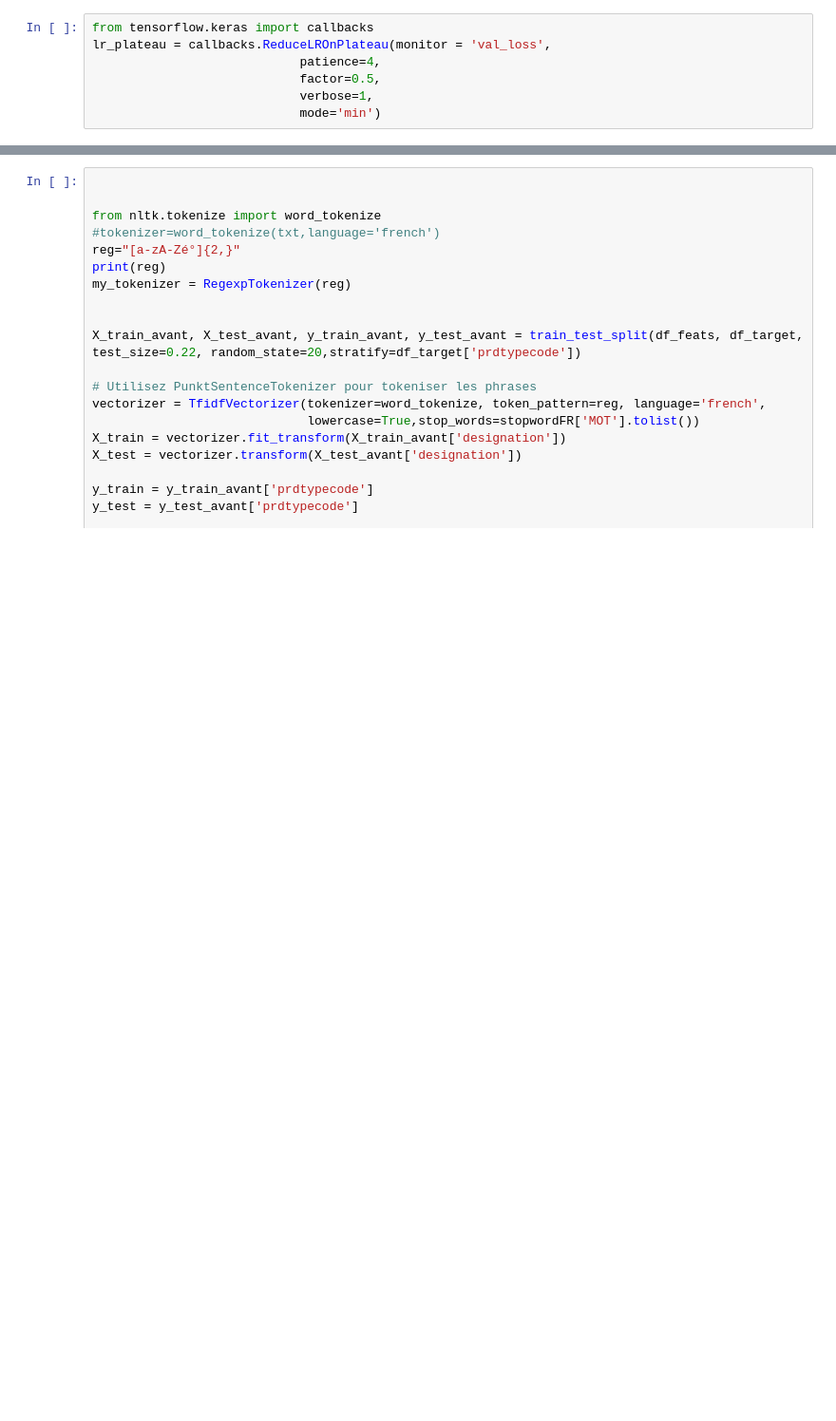
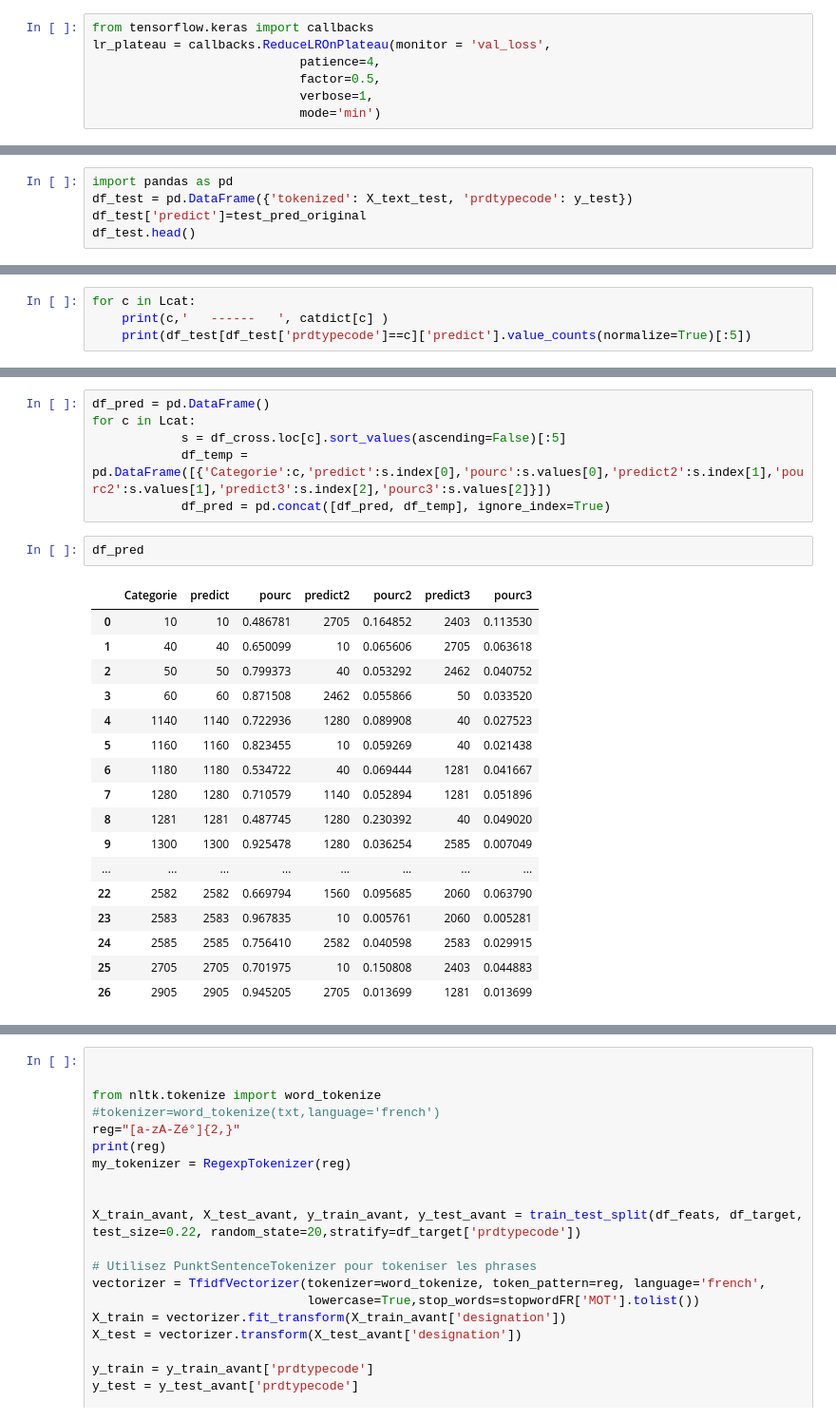
Before and after one commit to ManDes71/Rakuten_Text_Classification_TensorFlow, a Jupyter notebook: notebooks/Modele_RNN_05.ipynb, the cells around one changed output, grey strips where cells are left out. Shown at 95% size. Drawn from its saved outputs; the diff is of its cells as text; blank space fills up the shorter version.

```diff
--- a/notebooks/Modele_RNN_05.ipynb
+++ b/notebooks/Modele_RNN_05.ipynb
@@ -585,0 +665,5 @@ model.evaluate(X_test, y_test.values, batch_size=64)
+# %%
+import pandas as pd
+df_test = pd.DataFrame({'tokenized': X_text_test, 'prdtypecode': y_test})
+df_test['predict']=test_pred_original
+df_test.head()
@@ -585,0 +677,4 @@ model.evaluate(X_test, y_test.values, batch_size=64)
+# %%
+for c in Lcat:
+    print(c,'   ------   ', catdict[c] )
+    print(df_test[df_test['prdtypecode']==c]['predict'].value_counts(normalize=True)[:5])
@@ -585,0 +711,26 @@ model.evaluate(X_test, y_test.values, batch_size=64)
+# %%
+df_pred = pd.DataFrame()
+for c in Lcat:
+            s = df_cross.loc[c].sort_values(ascending=False)[:5]
+            df_temp = pd.DataFrame([{'Categorie':c,'predict':s.index[0],'pourc':s.values[0],'predict2':s.index[1],'pourc2':s.values[1],'predict3':s.index[2],'pourc3':s.values[2]}])
+            df_pred = pd.concat([df_pred, df_temp], ignore_index=True)
+# %%
+df_pred
+# %% [output]
+|  | Categorie | predict | pourc | predict2 | pourc2 | predict3 | pourc3 |
+| 0 | 10 | 10 | 0.486781 | 2705 | 0.164852 | 2403 | 0.113530 |
+| 1 | 40 | 40 | 0.650099 | 10 | 0.065606 | 2705 | 0.063618 |
+| 2 | 50 | 50 | 0.799373 | 40 | 0.053292 | 2462 | 0.040752 |
+| 3 | 60 | 60 | 0.871508 | 2462 | 0.055866 | 50 | 0.033520 |
+| 4 | 1140 | 1140 | 0.722936 | 1280 | 0.089908 | 40 | 0.027523 |
+| 5 | 1160 | 1160 | 0.823455 | 10 | 0.059269 | 40 | 0.021438 |
+| 6 | 1180 | 1180 | 0.534722 | 40 | 0.069444 | 1281 | 0.041667 |
+| 7 | 1280 | 1280 | 0.710579 | 1140 | 0.052894 | 1281 | 0.051896 |
+| 8 | 1281 | 1281 | 0.487745 | 1280 | 0.230392 | 40 | 0.049020 |
+| 9 | 1300 | 1300 | 0.925478 | 1280 | 0.036254 | 2585 | 0.007049 |
+| ... | ... | ... | ... | ... | ... | ... | ... |
+| 22 | 2582 | 2582 | 0.669794 | 1560 | 0.095685 | 2060 | 0.063790 |
+| 23 | 2583 | 2583 | 0.967835 | 10 | 0.005761 | 2060 | 0.005281 |
+| 24 | 2585 | 2585 | 0.756410 | 2582 | 0.040598 | 2583 | 0.029915 |
+| 25 | 2705 | 2705 | 0.701975 | 10 | 0.150808 | 2403 | 0.044883 |
+| 26 | 2905 | 2905 | 0.945205 | 2705 | 0.013699 | 1281 | 0.013699 |
```
Also changed, not shown: parts of 22 cells of this notebook.
